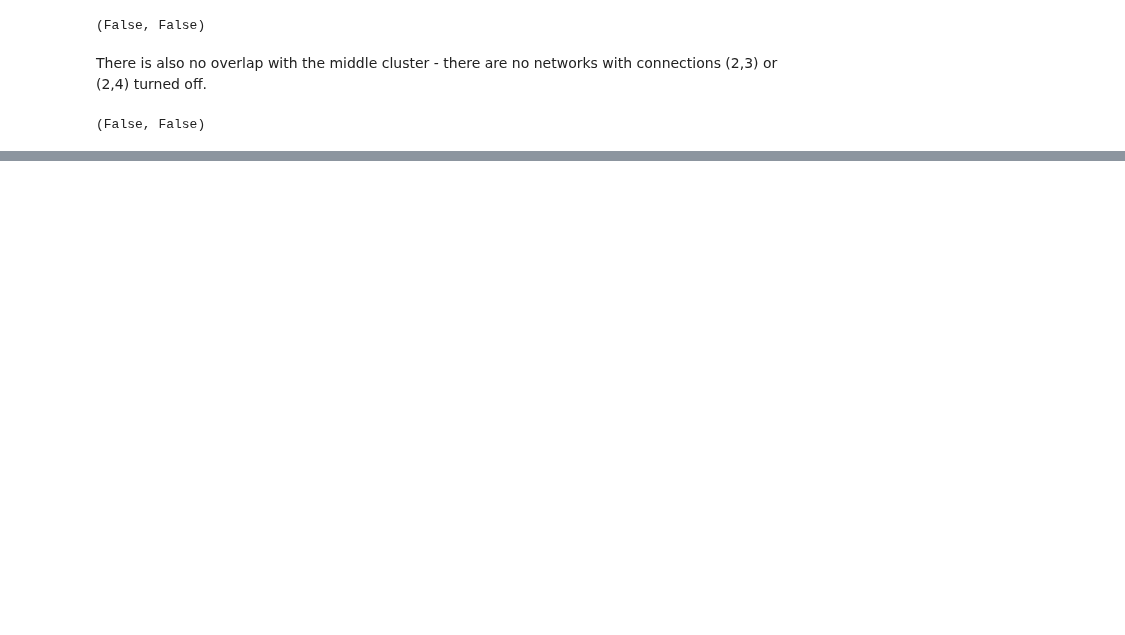
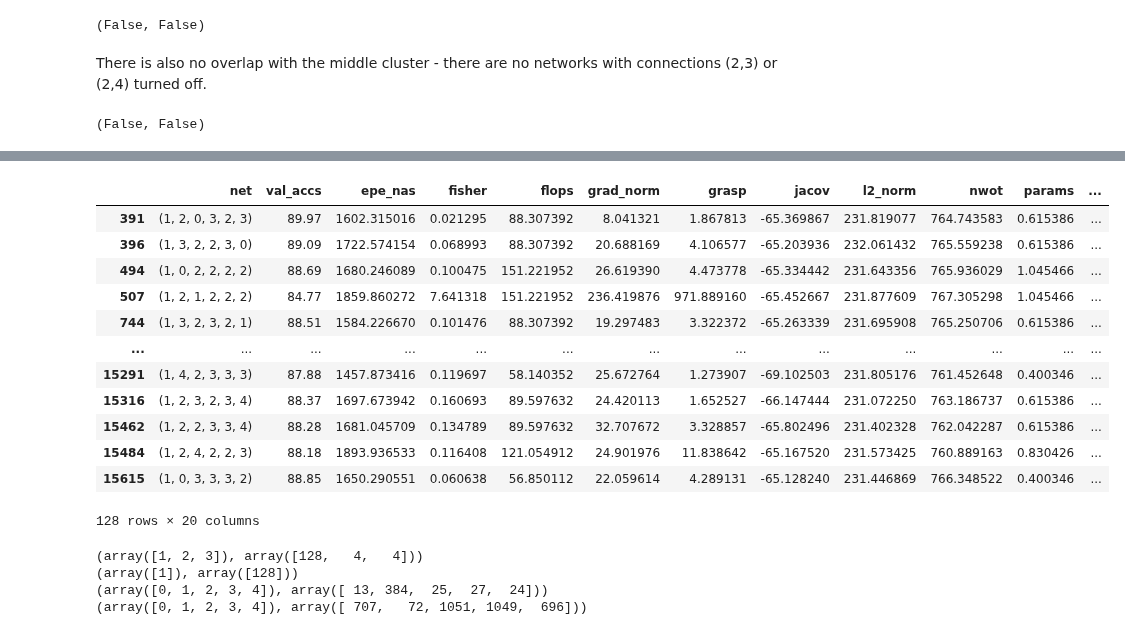
Before and after one commit to gabikadlecova/zc_combine, a Jupyter notebook: nwot_problems/nb201.ipynb, the cells around one changed output, grey strips where cells are left out. Saved outputs shown, nothing was run; the diff lists cells and outputs as text; code cells hidden in the pictures; blank space fills up the shorter version.

```diff
--- a/nwot_problems/nb201.ipynb
+++ b/nwot_problems/nb201.ipynb
@@ -129,0 +148,16 @@ NASWOT score is determined exclusively by the number of convolutions and connect
+# %%
+filter_by_range(data_zoom, proxy, 740, 780)
+# %% [output]
+|  | net | val_accs | epe_nas | fisher | flops | grad_norm | grasp | jacov | l2_norm | nwot | params | ... |
+| 391 | (1, 2, 0, 3, 2, 3) | 89.97 | 1602.315016 | 0.021295 | 88.307392 | 8.041321 | 1.867813 | -65.369867 | 231.819077 | 764.743583 | 0.615386 | ... |
+| 396 | (1, 3, 2, 2, 3, 0) | 89.09 | 1722.574154 | 0.068993 | 88.307392 | 20.688169 | 4.106577 | -65.203936 | 232.061432 | 765.559238 | 0.615386 | ... |
+| 494 | (1, 0, 2, 2, 2, 2) | 88.69 | 1680.246089 | 0.100475 | 151.221952 | 26.619390 | 4.473778 | -65.334442 | 231.643356 | 765.936029 | 1.045466 | ... |
+| 507 | (1, 2, 1, 2, 2, 2) | 84.77 | 1859.860272 | 7.641318 | 151.221952 | 236.419876 | 971.889160 | -65.452667 | 231.877609 | 767.305298 | 1.045466 | ... |
+| 744 | (1, 3, 2, 3, 2, 1) | 88.51 | 1584.226670 | 0.101476 | 88.307392 | 19.297483 | 3.322372 | -65.263339 | 231.695908 | 765.250706 | 0.615386 | ... |
+| ... | ... | ... | ... | ... | ... | ... | ... | ... | ... | ... | ... | ... |
+| 15291 | (1, 4, 2, 3, 3, 3) | 87.88 | 1457.873416 | 0.119697 | 58.140352 | 25.672764 | 1.273907 | -69.102503 | 231.805176 | 761.452648 | 0.400346 | ... |
+| 15316 | (1, 2, 3, 2, 3, 4) | 88.37 | 1697.673942 | 0.160693 | 89.597632 | 24.420113 | 1.652527 | -66.147444 | 231.072250 | 763.186737 | 0.615386 | ... |
+| 15462 | (1, 2, 2, 3, 3, 4) | 88.28 | 1681.045709 | 0.134789 | 89.597632 | 32.707672 | 3.328857 | -65.802496 | 231.402328 | 762.042287 | 0.615386 | ... |
+| 15484 | (1, 2, 4, 2, 2, 3) | 88.18 | 1893.936533 | 0.116408 | 121.054912 | 24.901976 | 11.838642 | -65.167520 | 231.573425 | 760.889163 | 0.830426 | ... |
+| 15615 | (1, 0, 3, 3, 3, 2) | 88.85 | 1650.290551 | 0.060638 | 56.850112 | 22.059614 | 4.289131 | -65.128240 | 231.446869 | 766.348522 | 0.400346 | ... |
+128 rows × 20 columns
@@ -129,0 +176,10 @@ NASWOT score is determined exclusively by the number of convolutions and connect
+# %%
+print(np.unique(ops_1[:, 0], return_counts=True))
+print(np.unique(ops_2[:, 0], return_counts=True))
+print(np.unique(ops_3[:, 0], return_counts=True))
+print(np.unique(ops_4[:, 0], return_counts=True))
+# %% [output]
+(array([1, 2, 3]), array([128,   4,   4]))
+(array([1]), array([128]))
+(array([0, 1, 2, 3, 4]), array([ 13, 384,  25,  27,  24]))
+(array([0, 1, 2, 3, 4]), array([ 707,   72, 1051, 1049,  696]))
```
Also changed, not shown: parts of 4 cells of this notebook, 2 other files.
